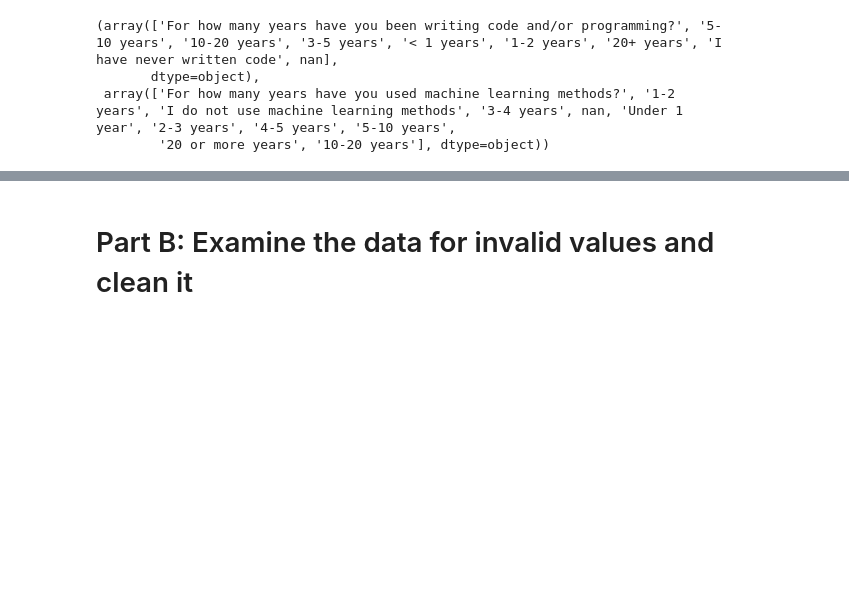
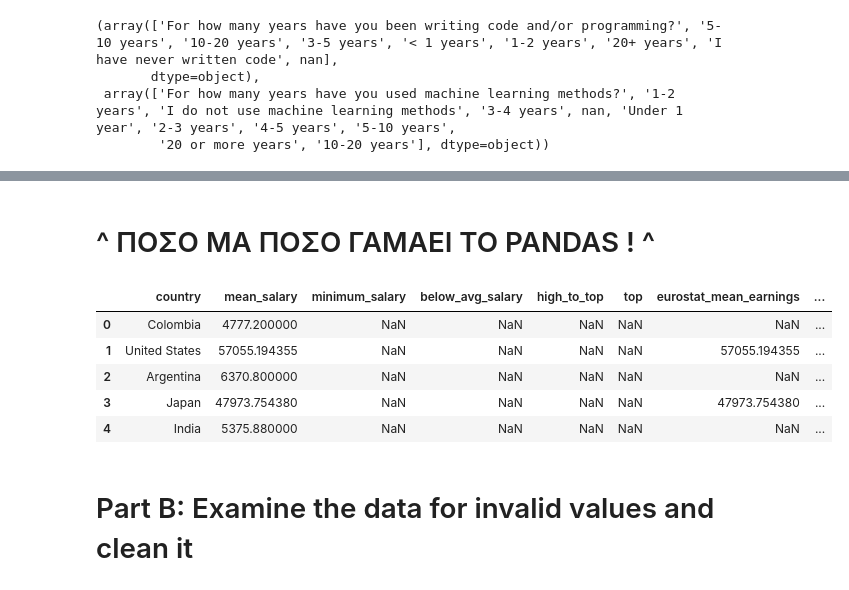
Before and after one commit to argythana/dsml_survey_20, a Jupyter notebook: notebooks/explore_invalid.ipynb, the cells around one changed output, grey strips where cells are left out. Saved outputs shown, nothing was run; the diff lists cells and outputs as text; code cells hidden in the pictures; blank space fills up the shorter version.

```diff
--- a/notebooks/explore_invalid.ipynb
+++ b/notebooks/explore_invalid.ipynb
@@ -161,0 +278,14 @@ validation_cols = [*validation_cols_names.values()]
+# %%
+salary_thres['mean_salary'] = salary_thres['eurostat_mean_earnings'].fillna(salary_thres['oecd_mean_wage']).fillna(salary_thres['ilo_mean_wage']).fillna(salary_thres['numbeo_mean_wage'])
+# %% [markdown]
+# ^ ΠΟΣΟ ΜΑ ΠΟΣΟ ΓΑΜΑΕΙ ΤΟ PANDAS ! ^
+# %%
+# TO DO: create columns "source of mean salary" by stripping prefix where not null ?
+salary_thres.head()
+# %% [output]
+|  | country | mean_salary | minimum_salary | below_avg_salary | high_to_top | top | eurostat_mean_earnings | ... |
+| 0 | Colombia | 4777.200000 | NaN | NaN | NaN | NaN | NaN | ... |
+| 1 | United States | 57055.194355 | NaN | NaN | NaN | NaN | 57055.194355 | ... |
+| 2 | Argentina | 6370.800000 | NaN | NaN | NaN | NaN | NaN | ... |
+| 3 | Japan | 47973.754380 | NaN | NaN | NaN | NaN | 47973.754380 | ... |
+| 4 | India | 5375.880000 | NaN | NaN | NaN | NaN | NaN | ... |
```
Also changed, not shown: parts of 69 cells of this notebook.
